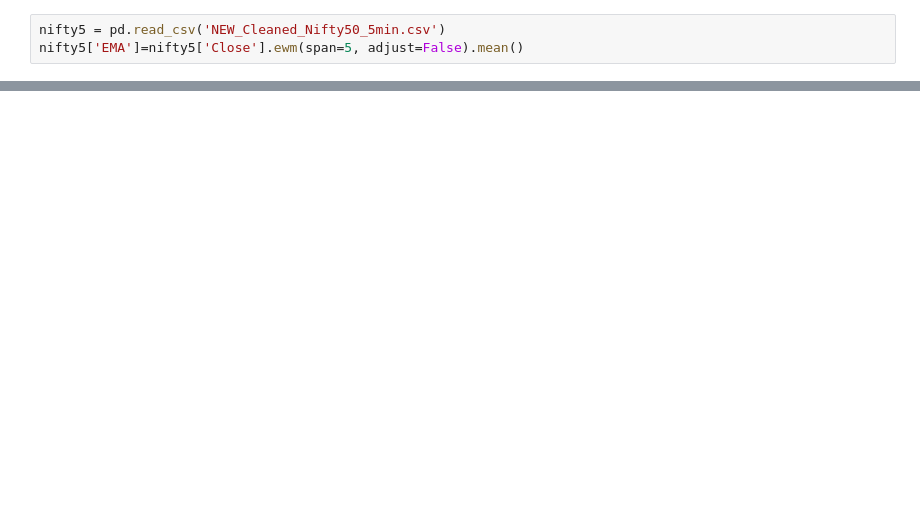
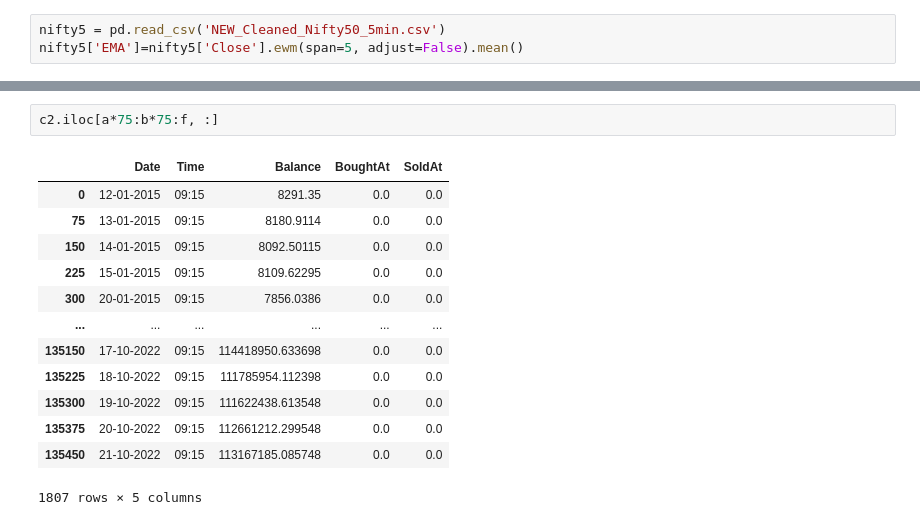
Before and after one commit to ProtoRao/trading, a Jupyter notebook: Ranna strat/Buy n Sell Ranna Strat .ipynb, the cells around one changed output, grey strips where cells are left out. Cells and saved outputs as stored; diff of their text form; blank space fills up the shorter version.

```diff
--- a/Ranna strat/Buy n Sell Ranna Strat .ipynb
+++ b/Ranna strat/Buy n Sell Ranna Strat .ipynb
@@ -222,3 +198,19 @@ for lastdateconsidered in years:
+# %%
+c2.iloc[a*75:b*75:f, :]
+# %% [output]
+|  | Date | Time | Balance | BoughtAt | SoldAt |
+| 0 | 12-01-2015 | 09:15 | 8291.35 | 0.0 | 0.0 |
+| 75 | 13-01-2015 | 09:15 | 8180.9114 | 0.0 | 0.0 |
+| 150 | 14-01-2015 | 09:15 | 8092.50115 | 0.0 | 0.0 |
+| 225 | 15-01-2015 | 09:15 | 8109.62295 | 0.0 | 0.0 |
+| 300 | 20-01-2015 | 09:15 | 7856.0386 | 0.0 | 0.0 |
+| ... | ... | ... | ... | ... | ... |
+| 135150 | 17-10-2022 | 09:15 | 114418950.633698 | 0.0 | 0.0 |
+| 135225 | 18-10-2022 | 09:15 | 111785954.112398 | 0.0 | 0.0 |
+| 135300 | 19-10-2022 | 09:15 | 111622438.613548 | 0.0 | 0.0 |
+| 135375 | 20-10-2022 | 09:15 | 112661212.299548 | 0.0 | 0.0 |
+| 135450 | 21-10-2022 | 09:15 | 113167185.085748 | 0.0 | 0.0 |
+1807 rows × 5 columns
 # %%
 f=75
 plotnifty=nifty5.iloc[a*75:b*75:f, :]
```
Also changed, not shown: parts of 8 cells of this notebook, 13 other files.
